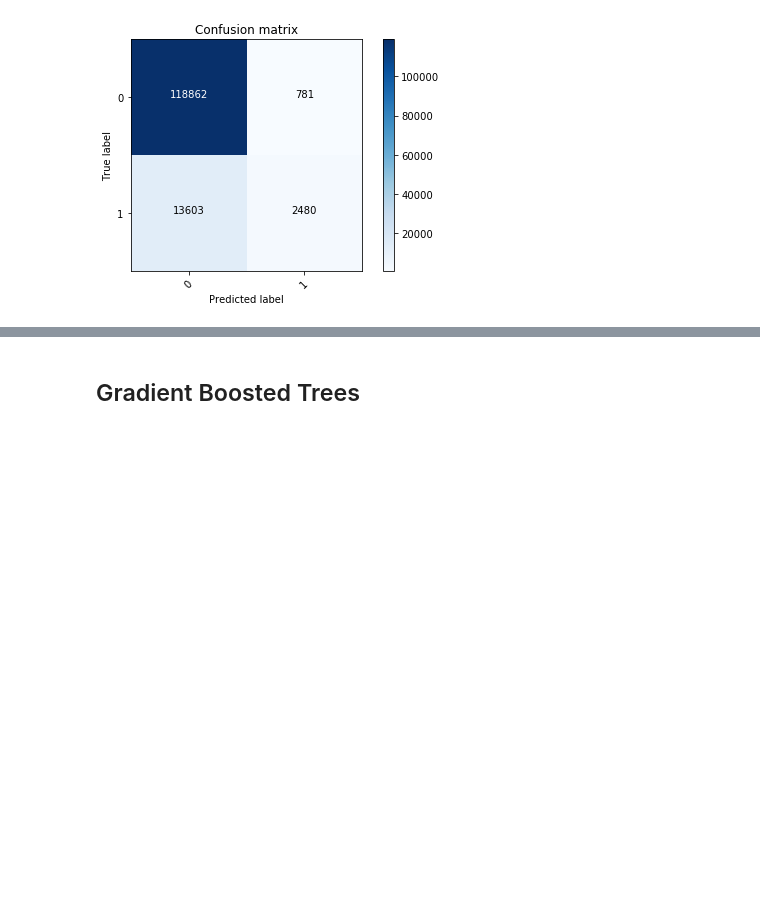
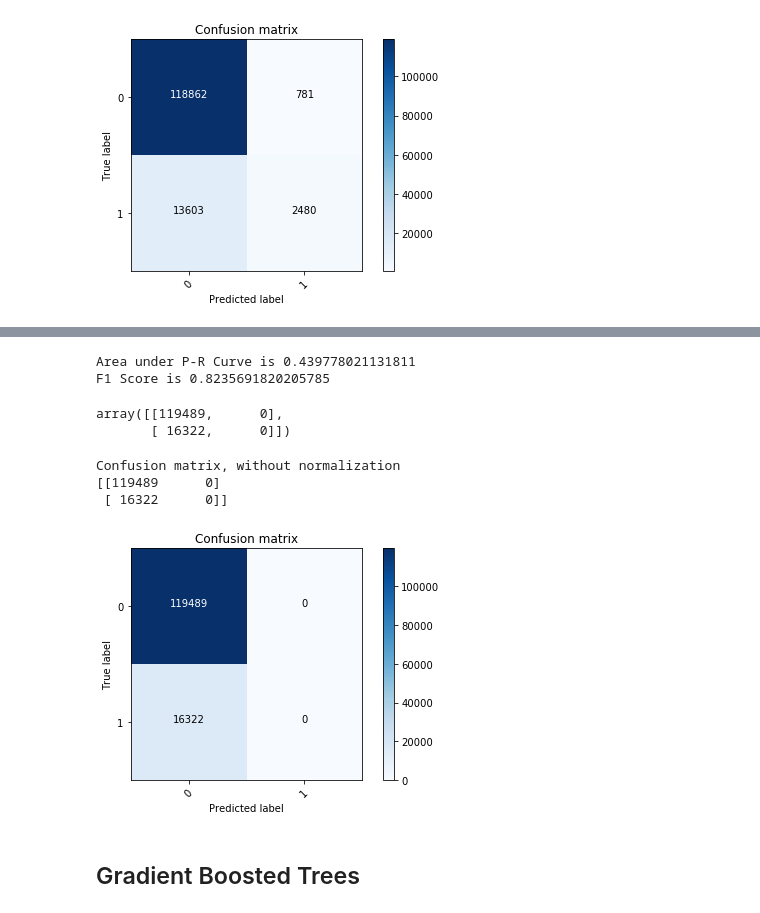
Before and after one commit to matthew-e-thomas/Spark_ML_DS5559, a Jupyter notebook: Project_Models.ipynb, the cells around one changed output, grey strips where cells are left out. Drawn from its saved outputs; the diff is of its cells as text; code cells hidden in the pictures; blank space fills up the shorter version.

Commit message:
Added Linear SVC Model

```diff
--- a/Project_Models.ipynb
+++ b/Project_Models.ipynb
@@ -270,3 +281,43 @@ Confusion matrix, without normalization
+# %%
+crossval = CrossValidator(estimator=pipeline,
+                          estimatorParamMaps=paramGrid,
+                          evaluator=BinaryClassificationEvaluator(),
+                          numFolds=5)
+# %%
+# Fit the pipeline
+model_svc = crossval.fit(train)
+# %%
+# Make a prediction
+prediction = model_svc.transform(test)
+# %%
+print(f'Area under P-R Curve is {evaluator.evaluate(prediction)}')
+print(f'F1 Score is {f1_evaluator.evaluate(prediction)}')
+# %% [output]
+Area under P-R Curve is 0.439778021131811
+F1 Score is 0.8235691820205785
+# %%
+#predictionAndLabels = test.map(lambda lp: (float(model.predict(lp.features)), lp.label))
+y_true = prediction.select("loan_status_binary")
+y_true = y_true.toPandas()
+
+y_pred = prediction.select("prediction")
+y_pred = y_pred.toPandas()
+
+cnf_matrix = confusion_matrix(y_true, y_pred,labels=[0, 1])
+cnf_matrix
+# %% [output]
+array([[119489,      0],
+       [ 16322,      0]])
+# %%
+plt.figure()
+plot_confusion_matrix(cnf_matrix, classes=[0, 1],
+                      title='Confusion matrix')
+plt.show()
+# %% [output]
+Confusion matrix, without normalization
+[[119489      0]
+ [ 16322      0]]
+[figure, added]
 # %% [markdown]
 ## Gradient Boosted Trees
 # %%
```
Also changed, not shown: parts of 6 cells of this notebook.
